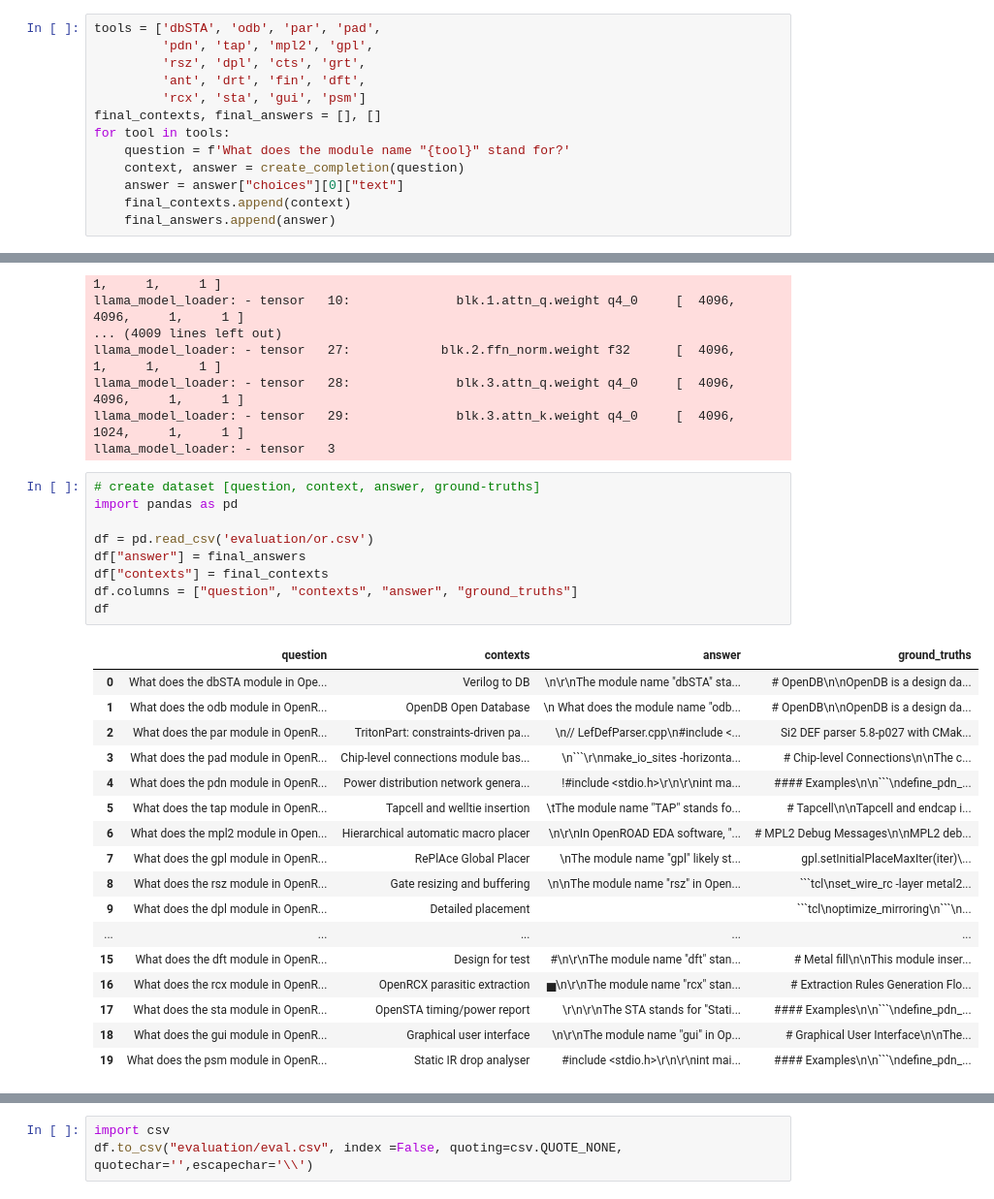
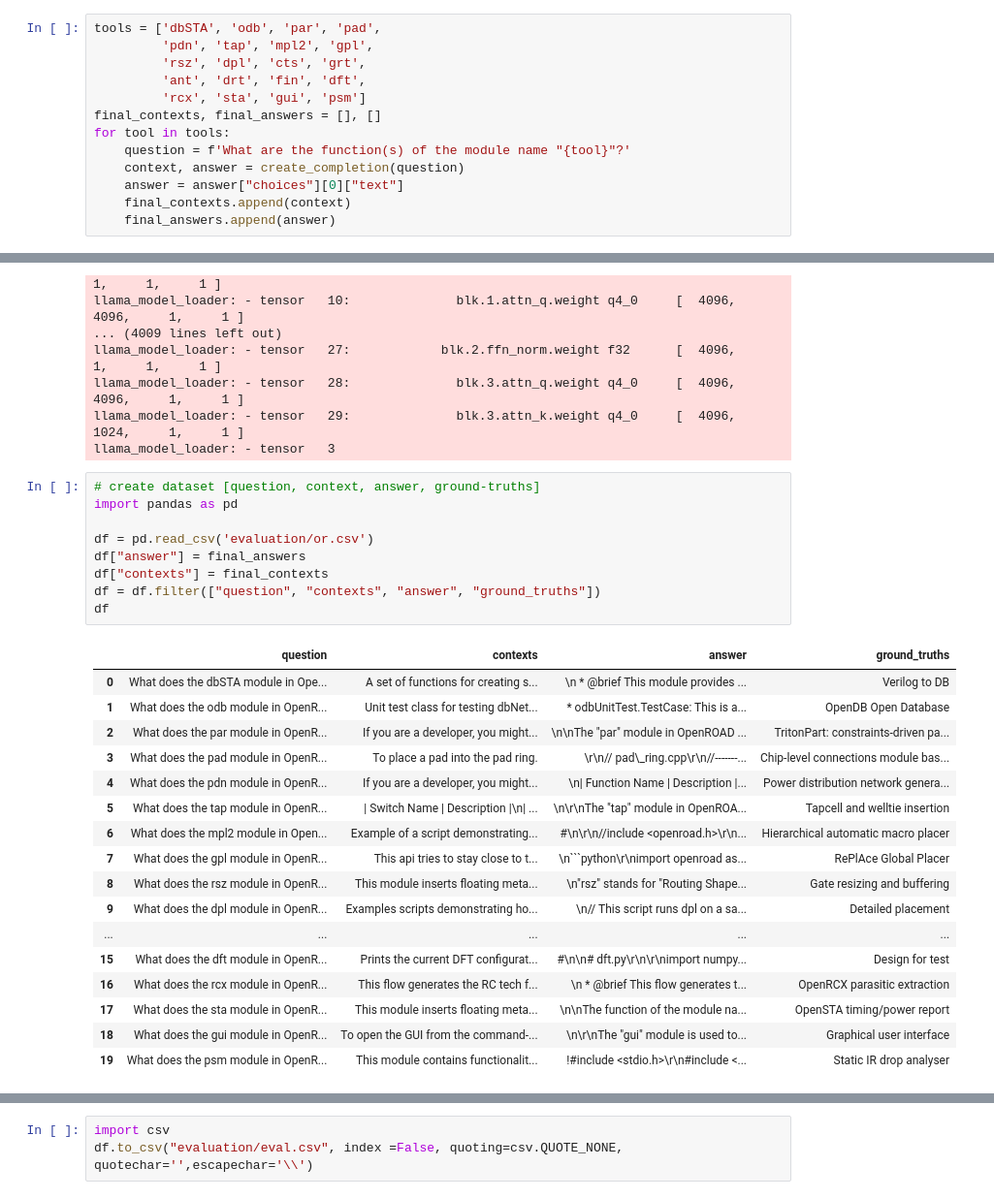
Before and after one commit to luarss/OpenROAD-assistant, a Jupyter notebook: Embedding-Mistral7B-OpenROAD.ipynb, the cells around one changed output, grey strips where cells are left out. Shown at 97% size. Drawn from its saved outputs; the diff is of its cells as text.

````diff
--- a/Embedding-Mistral7B-OpenROAD.ipynb
+++ b/Embedding-Mistral7B-OpenROAD.ipynb
@@ -125,7 +120,7 @@ tools = ['dbSTA', 'odb', 'par', 'pad',
          'rcx', 'sta', 'gui', 'psm']
 final_contexts, final_answers = [], []
 for tool in tools:
-    question = f'What does the module name "{tool}" stand for?'
+    question = f'What are the function(s) of the module name "{tool}"?'
     context, answer = create_completion(question)
     answer = answer["choices"][0]["text"]
     final_contexts.append(context)
@@ -151,27 +146,27 @@ llama_model_loader: - tensor   3
 # %%
 # create dataset [question, context, answer, ground-truths]
 import pandas as pd
 
 df = pd.read_csv('evaluation/or.csv')
 df["answer"] = final_answers
 df["contexts"] = final_contexts
-df.columns = ["question", "contexts", "answer", "ground_truths"]
+df = df.filter(["question", "contexts", "answer", "ground_truths"])
 df
 # %% [output]
 |  | question | contexts | answer | ground_truths |
-| 0 | What does the dbSTA module in Ope... | Verilog to DB | \n\r\nThe module name "dbSTA" sta... | # OpenDB\n\nOpenDB is a design da... |
-| 1 | What does the odb module in OpenR... | OpenDB Open Database | \n What does the module name "odb... | # OpenDB\n\nOpenDB is a design da... |
-| 2 | What does the par module in OpenR... | TritonPart: constraints-driven pa... | \n// LefDefParser.cpp\n#include <... | Si2 DEF parser 5.8-p027 with CMak... |
-| 3 | What does the pad module in OpenR... | Chip-level connections module bas... | \n```\r\nmake_io_sites -horizonta... | # Chip-level Connections\n\nThe c... |
-| 4 | What does the pdn module in OpenR... | Power distribution network genera... | !#include <stdio.h>\r\n\r\nint ma... | #### Examples\n\n```\ndefine_pdn_... |
-| 5 | What does the tap module in OpenR... | Tapcell and welltie insertion | \tThe module name "TAP" stands fo... | # Tapcell\n\nTapcell and endcap i... |
-| 6 | What does the mpl2 module in Open... | Hierarchical automatic macro placer | \n\r\nIn OpenROAD EDA software, "... | # MPL2 Debug Messages\n\nMPL2 deb... |
-| 7 | What does the gpl module in OpenR... | RePlAce Global Placer | \nThe module name "gpl" likely st... | gpl.setInitialPlaceMaxIter(iter)\... |
-| 8 | What does the rsz module in OpenR... | Gate resizing and buffering | \n\nThe module name "rsz" in Open... | ```tcl\nset_wire_rc -layer metal2... |
-| 9 | What does the dpl module in OpenR... | Detailed placement |  | ```tcl\noptimize_mirroring\n```\n... |
+| 0 | What does the dbSTA module in Ope... | A set of functions for creating s... | \n * @brief This module provides ... | Verilog to DB |
+| 1 | What does the odb module in OpenR... | Unit test class for testing dbNet... | * odbUnitTest.TestCase: This is a... | OpenDB Open Database |
+| 2 | What does the par module in OpenR... | If you are a developer, you might... | \n\nThe "par" module in OpenROAD ... | TritonPart: constraints-driven pa... |
+| 3 | What does the pad module in OpenR... | To place a pad into the pad ring. | \r\n// pad\_ring.cpp\r\n//-------... | Chip-level connections module bas... |
+| 4 | What does the pdn module in OpenR... | If you are a developer, you might... | \n| Function Name | Description |... | Power distribution network genera... |
+| 5 | What does the tap module in OpenR... | | Switch Name | Description |\n| ... | \n\r\nThe "tap" module in OpenROA... | Tapcell and welltie insertion |
+| 6 | What does the mpl2 module in Open... | Example of a script demonstrating... | #\n\r\n//include <openroad.h>\r\n... | Hierarchical automatic macro placer |
+| 7 | What does the gpl module in OpenR... | This api tries to stay close to t... | \n```python\r\nimport openroad as... | RePlAce Global Placer |
+| 8 | What does the rsz module in OpenR... | This module inserts floating meta... | \n"rsz" stands for "Routing Shape... | Gate resizing and buffering |
+| 9 | What does the dpl module in OpenR... | Examples scripts demonstrating ho... | \n// This script runs dpl on a sa... | Detailed placement |
 | ... | ... | ... | ... | ... |
-| 15 | What does the dft module in OpenR... | Design for test | #\n\r\nThe module name "dft" stan... | # Metal fill\n\nThis module inser... |
-| 16 | What does the rcx module in OpenR... | OpenRCX parasitic extraction | ▅\n\r\nThe module name "rcx" stan... | # Extraction Rules Generation Flo... |
-| 17 | What does the sta module in OpenR... | OpenSTA timing/power report | \r\n\r\nThe STA stands for "Stati... | #### Examples\n\n```\ndefine_pdn_... |
-| 18 | What does the gui module in OpenR... | Graphical user interface | \n\r\nThe module name "gui" in Op... | # Graphical User Interface\n\nThe... |
-| 19 | What does the psm module in OpenR... | Static IR drop analyser | #include <stdio.h>\r\n\r\nint mai... | #### Examples\n\n```\ndefine_pdn_... |
+| 15 | What does the dft module in OpenR... | Prints the current DFT configurat... | #\n\n# dft.py\r\n\r\nimport numpy... | Design for test |
+| 16 | What does the rcx module in OpenR... | This flow generates the RC tech f... | \n * @brief This flow generates t... | OpenRCX parasitic extraction |
+| 17 | What does the sta module in OpenR... | This module inserts floating meta... | \n\nThe function of the module na... | OpenSTA timing/power report |
+| 18 | What does the gui module in OpenR... | To open the GUI from the command-... | \n\r\nThe "gui" module is used to... | Graphical user interface |
+| 19 | What does the psm module in OpenR... | This module contains functionalit... | !#include <stdio.h>\r\n#include <... | Static IR drop analyser |
````
Also changed, not shown: parts of 3 cells of this notebook, 1 other file.
